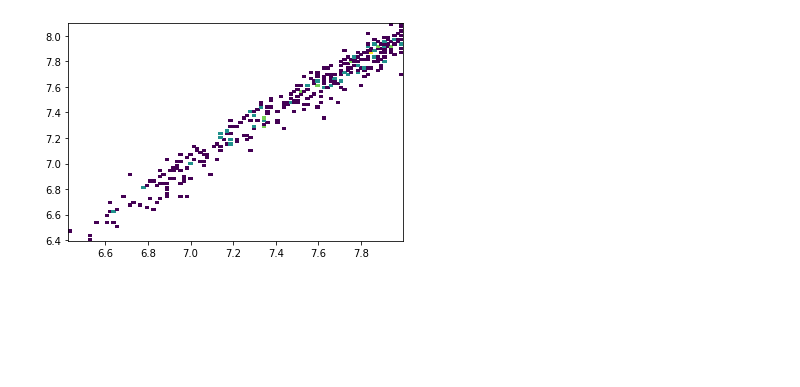
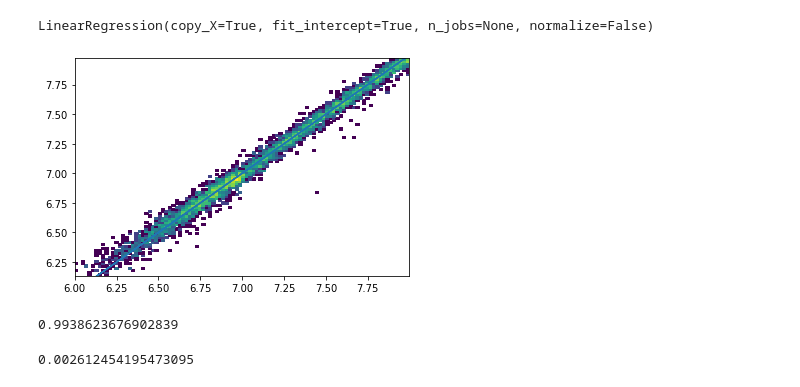
Before and after one commit to andyPhysics/CosmicRay, a Jupyter notebook: NN/NN_fitter.ipynb, the cells around one changed output. Drawn from its saved outputs; the diff is of its cells as text; code cells hidden in the pictures; blank space fills up the shorter version.

Commit message:
updates_best

```diff
--- a/NN/NN_fitter.ipynb
+++ b/NN/NN_fitter.ipynb
@@ -159,0 +382,4 @@ best_model = load_model('model_coinc_best.h5')
+# %%
+tree =BaggingRegressor(DecisionTreeRegressor(splitter='best',max_features='log2',random_state=42),n_estimators=400,bootstrap=True,random_state=42)
+# %%
+tree.fit(X_train[:,0:9],y_train[:,1])
@@ -164,3 +405,9 @@ mass = np.array(list(zip(*y_test))[0])
+# %%
+predictions2 = tree.predict(X_test[:,0:9])
 # %%
+energy_predictions = predictions2
 energy = np.array(list(zip(*y_test))[1])
-energy_predictions = np.array(list(zip(*predictions))[1])
+xmax = np.array(list(zip(*y_test))[2])
+#x_o = np.array(list(zip(*y_test))[0])
+xmax_predictions = np.array(list(zip(*predictions))[1])
+mass = np.array(list(zip(*y_test))[4])
@@ -166,0 +434,4 @@ energy_predictions = np.array(list(zip(*predictions))[1])
+# %%
+line_model.fit(xmax_predictions.reshape(-1,1),value)
+# %% [output]
+LinearRegression(copy_X=True, fit_intercept=True, n_jobs=None, normalize=False)
@@ -167,7 +446,16 @@ energy_predictions = np.array(list(zip(*predictions))[1])
 # %%
 import matplotlib
 # %%
-plt.hist2d(energy,list(zip(*predictions))[1],bins=100,norm=matplotlib.colors.LogNorm())
+plt.hist2d(energy,energy_predictions,bins=100,norm=matplotlib.colors.LogNorm())
+plt.plot(energy,energy)
 plt.show()
 # %% [output]
-[figure, old version]
+[figure, new version]
+# %%
+np.corrcoef(energy,energy_predictions)[0][1]
+# %% [output]
+0.9938623676902839
+# %%
+print(np.mean([(i-j)**2 for i,j in zip(energy,energy_predictions)]))
+# %% [output]
+0.002612454195473095
```
Also changed, not shown: parts of 77 cells of this notebook, 5 other files.
